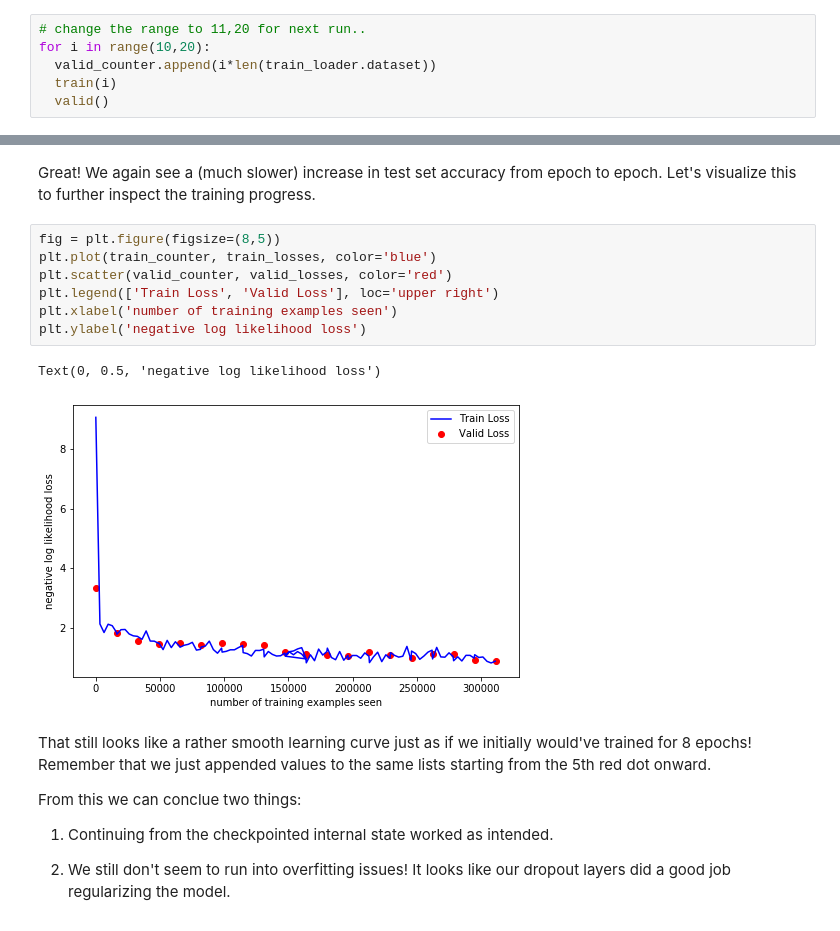
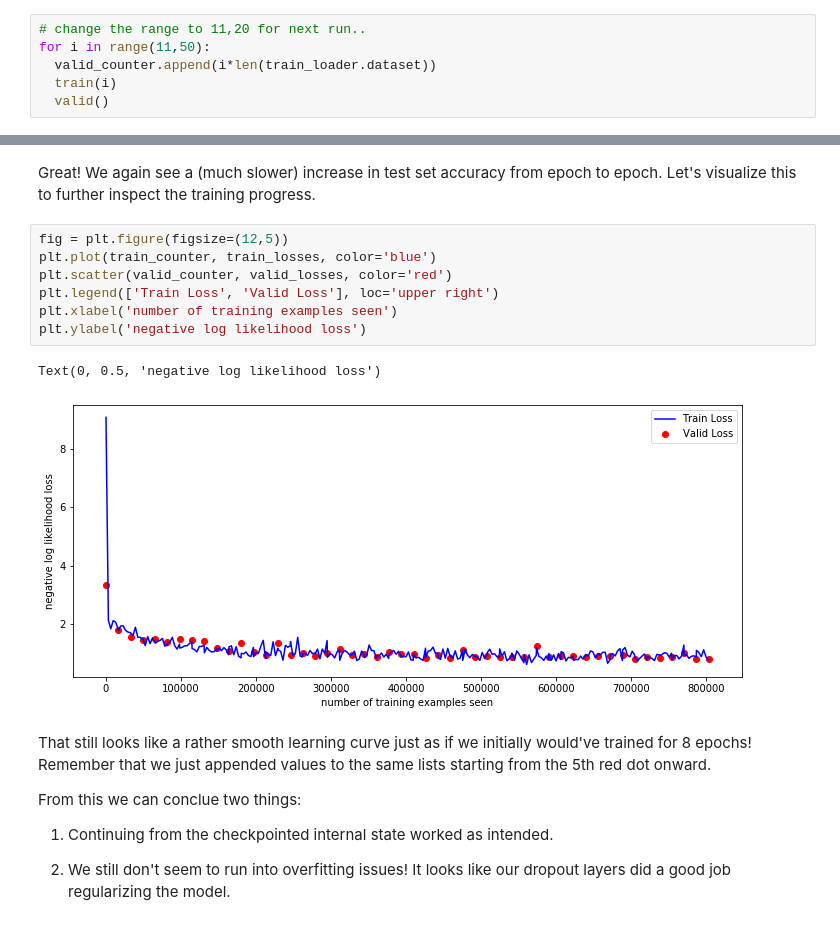
Before and after one commit to deibyrios/bacteria-classification, a Jupyter notebook: Models/bacteria_cnn_64x64.ipynb, the cells around one changed output, grey strips where cells are left out. Drawn from its saved outputs; the diff is of its cells as text.

```diff
--- a/Models/bacteria_cnn_64x64.ipynb
+++ b/Models/bacteria_cnn_64x64.ipynb
@@ -485,7 +485,7 @@ continued_optimizer.load_state_dict(optimizer_state_dict)
 Again running a training loop should immediately pick up the training where we left it. To check on that let's simply use the same lists as before to keep track of the loss values. Due to the way we constructed the test counter for the number of training examples seen we manually have to append to it here.
 # %%
 # change the range to 11,20 for next run..
-for i in range(10,20):
+for i in range(11,50):
   valid_counter.append(i*len(train_loader.dataset))
   train(i)
   valid()
@@ -510,15 +510,15 @@ Train Epoch: 19 [16000/16395 (97%)]     Loss: 0.875385
 # %% [markdown]
 Great! We again see a (much slower) increase in test set accuracy from epoch to epoch. Let's visualize this to further inspect the training progress.
 # %%
-fig = plt.figure(figsize=(8,5))
+fig = plt.figure(figsize=(12,5))
 plt.plot(train_counter, train_losses, color='blue')
 plt.scatter(valid_counter, valid_losses, color='red')
 plt.legend(['Train Loss', 'Valid Loss'], loc='upper right')
 plt.xlabel('number of training examples seen')
 plt.ylabel('negative log likelihood loss')
 # %% [output]
 Text(0, 0.5, 'negative log likelihood loss')
-[figure, old version]
+[figure, new version]
 # %% [markdown]
 That still looks like a rather smooth learning curve just as if we initially would've trained for 8 epochs! Remember that we just appended values to the same lists starting from the 5th red dot onward.
 
```
Also changed, not shown: parts of 11 cells of this notebook.
